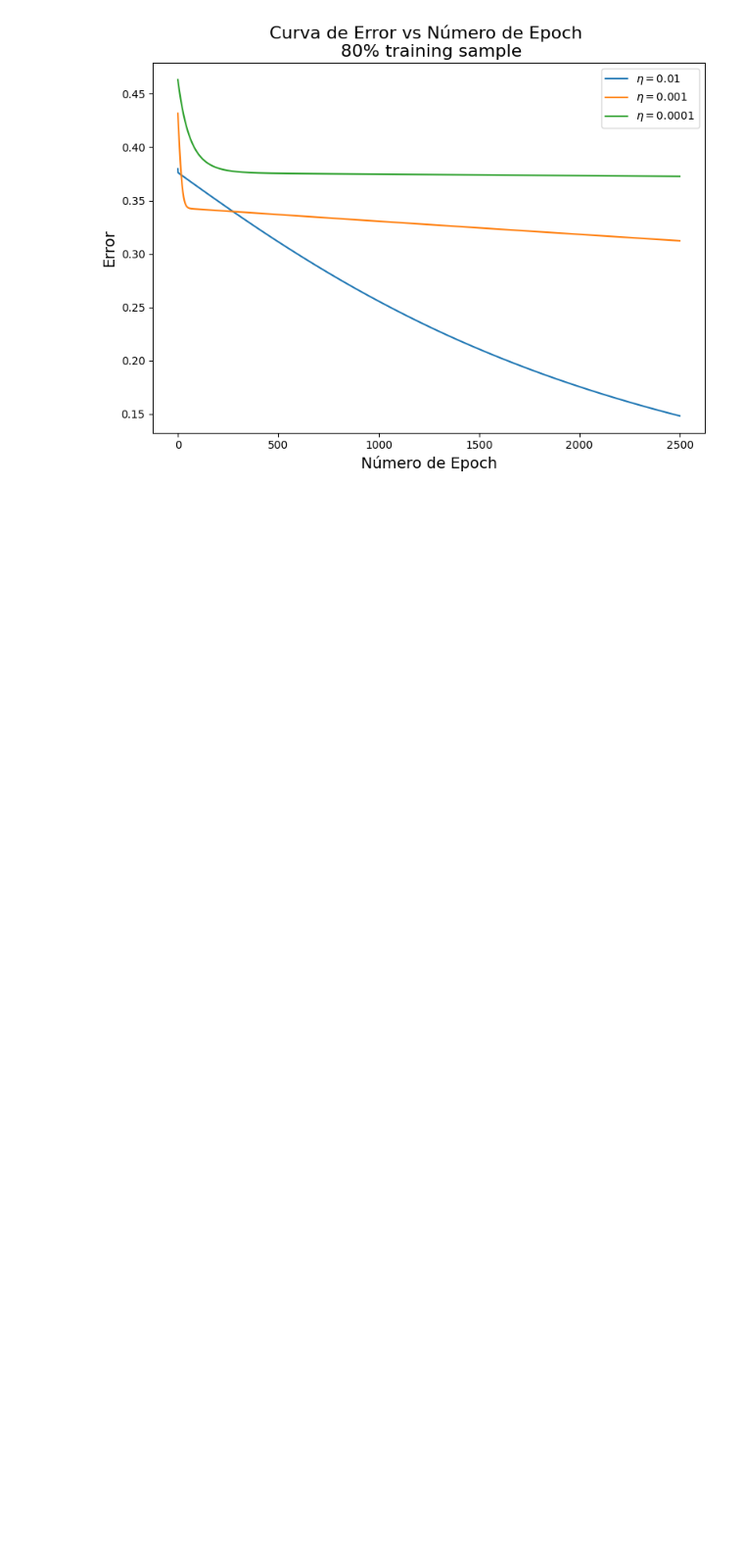
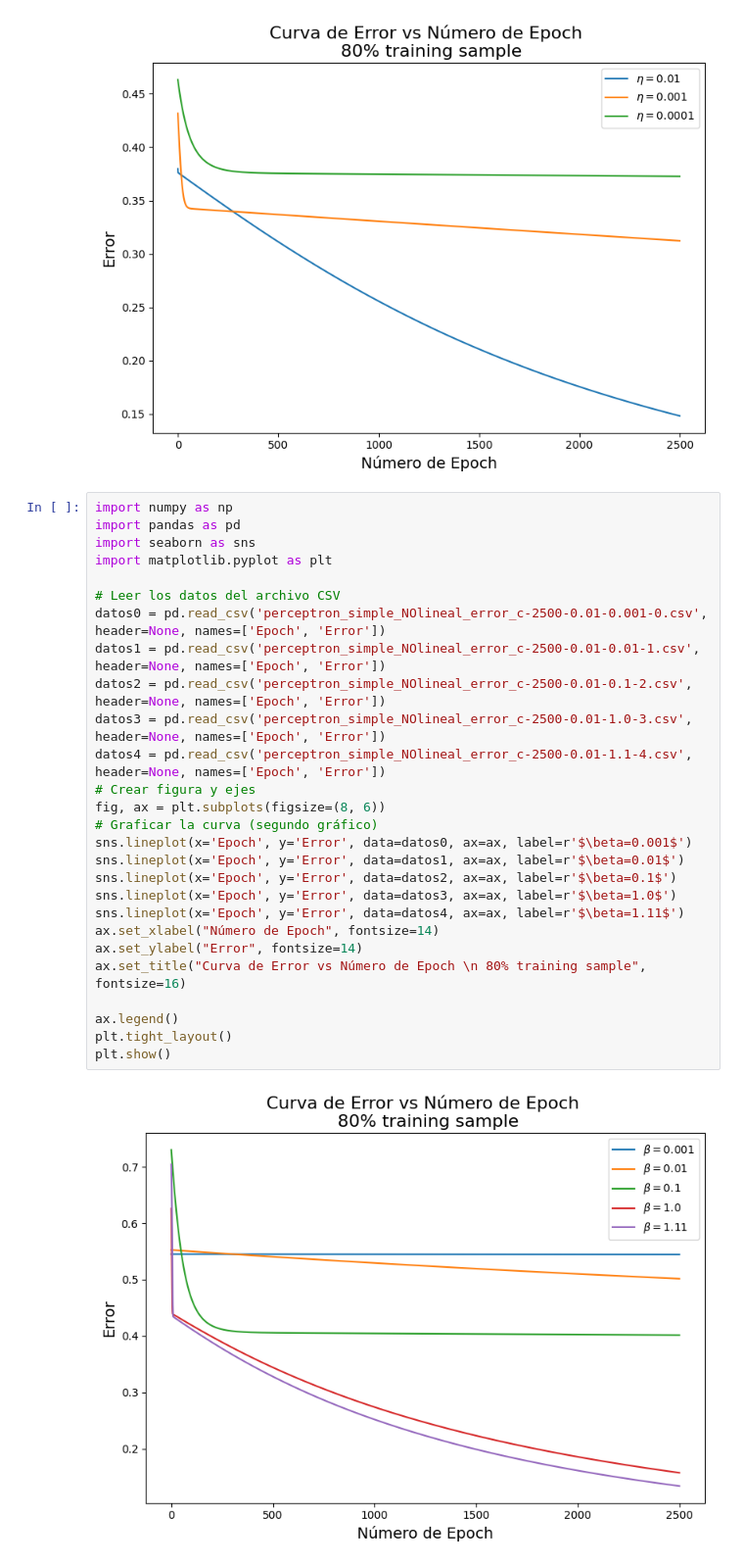
Before and after one commit to dariopenialoza/tp3, a Jupyter notebook: test.ipynb, the cells around one changed output. Shown at 98% size. Cells and saved outputs as stored; diff of their text form; blank space fills up the shorter version.

```diff
--- a/test.ipynb
+++ b/test.ipynb
@@ -580,6 +580,35 @@ plt.tight_layout()
 plt.show()
 # %% [output]
 [figure]
+# %%
+import numpy as np
+import pandas as pd
+import seaborn as sns
+import matplotlib.pyplot as plt
+
+# Leer los datos del archivo CSV
+datos0 = pd.read_csv('perceptron_simple_NOlineal_error_c-2500-0.01-0.001-0.csv', header=None, names=['Epoch', 'Error'])
+datos1 = pd.read_csv('perceptron_simple_NOlineal_error_c-2500-0.01-0.01-1.csv', header=None, names=['Epoch', 'Error'])
+datos2 = pd.read_csv('perceptron_simple_NOlineal_error_c-2500-0.01-0.1-2.csv', header=None, names=['Epoch', 'Error'])
+datos3 = pd.read_csv('perceptron_simple_NOlineal_error_c-2500-0.01-1.0-3.csv', header=None, names=['Epoch', 'Error'])
+datos4 = pd.read_csv('perceptron_simple_NOlineal_error_c-2500-0.01-1.1-4.csv', header=None, names=['Epoch', 'Error'])
+# Crear figura y ejes
+fig, ax = plt.subplots(figsize=(8, 6))
+# Graficar la curva (segundo gráfico)
+sns.lineplot(x='Epoch', y='Error', data=datos0, ax=ax, label=r'$\beta=0.001$')
+sns.lineplot(x='Epoch', y='Error', data=datos1, ax=ax, label=r'$\beta=0.01$')
+sns.lineplot(x='Epoch', y='Error', data=datos2, ax=ax, label=r'$\beta=0.1$')
+sns.lineplot(x='Epoch', y='Error', data=datos3, ax=ax, label=r'$\beta=1.0$')
+sns.lineplot(x='Epoch', y='Error', data=datos4, ax=ax, label=r'$\beta=1.11$')
+ax.set_xlabel("Número de Epoch", fontsize=14)
+ax.set_ylabel("Error", fontsize=14)
+ax.set_title("Curva de Error vs Número de Epoch \n 80% training sample", fontsize=16)
+
+ax.legend()
+plt.tight_layout()
+plt.show()
+# %% [output]
+[figure, added]
 # %%
 import numpy as np
 import pandas as pd
```
Also changed, not shown: parts of 9 cells of this notebook, 4 other files.
